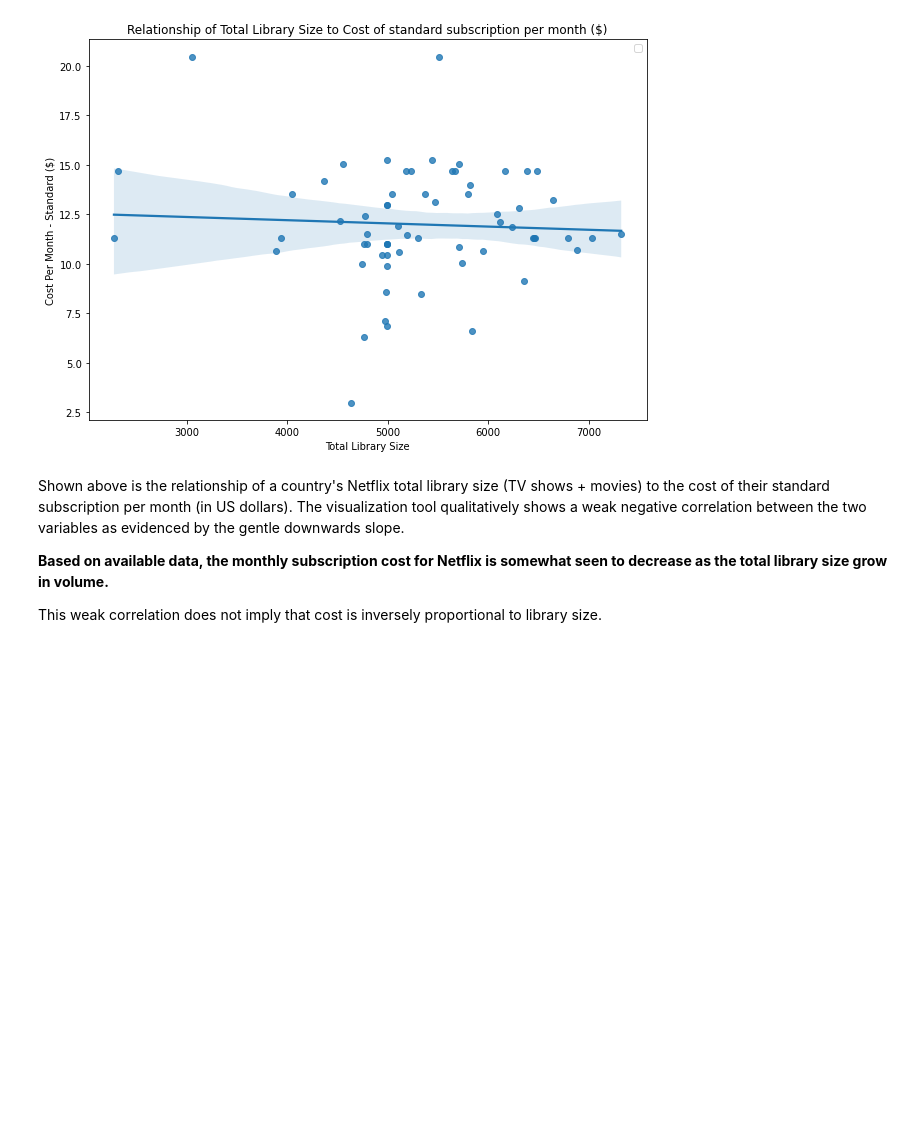
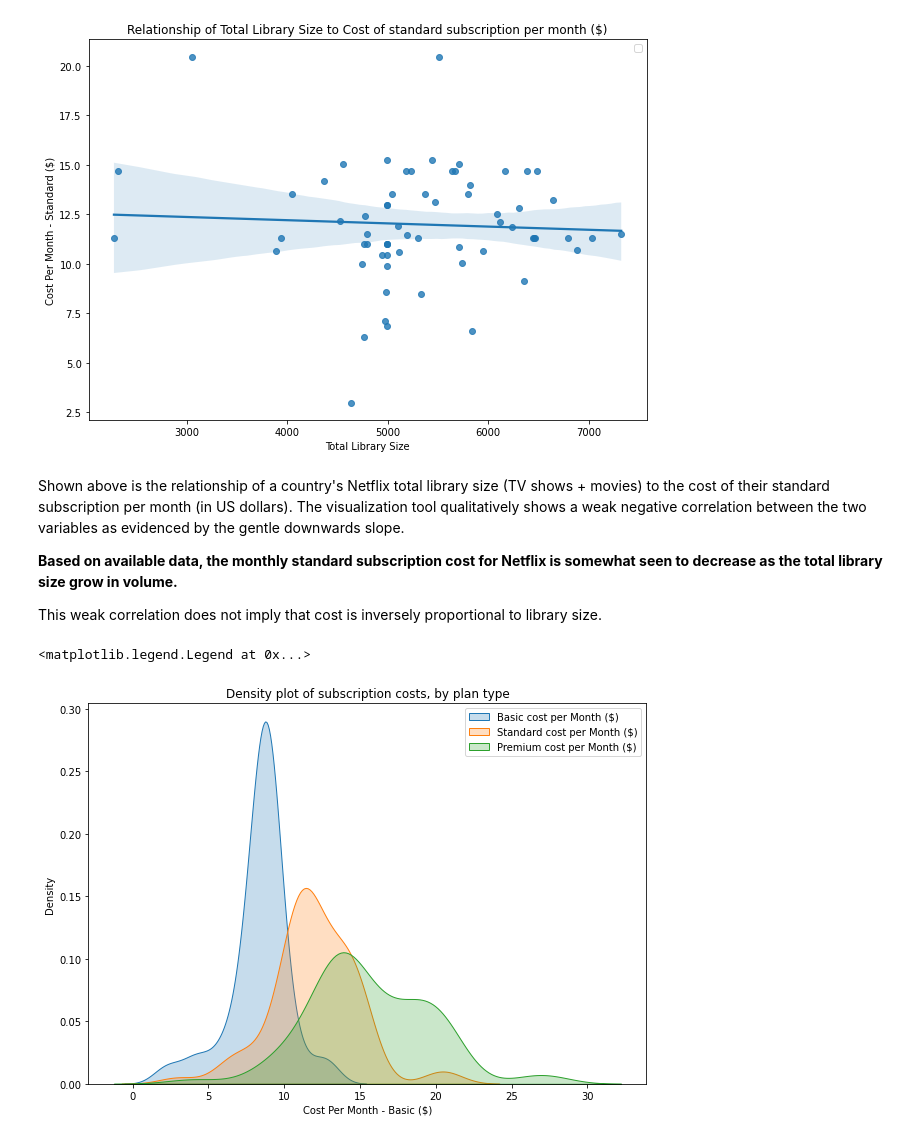
Before and after one commit to almncarlo/netflix-price-visualization, a Jupyter notebook: notebook.ipynb, the cells around one changed output. Cells and saved outputs as stored; diff of their text form; code cells hidden in the pictures; blank space fills up the shorter version.

Commit message:
Added KDE plot

```diff
--- a/notebook.ipynb
+++ b/notebook.ipynb
@@ -42,6 +44,20 @@ sb.regplot(x=nflx_data['Total Library Size'], y=nflx_data['Cost Per Month - Stan
 # %% [markdown]
 Shown above is the relationship of a country's Netflix total library size (TV shows + movies) to the cost of their standard subscription per month (in US dollars). The visualization tool qualitatively shows a weak negative correlation between the two variables as evidenced by the gentle downwards slope.
 
-**Based on available data, the monthly subscription cost for Netflix is somewhat seen to decrease as the total library size grow in volume.**
+**Based on available data, the monthly standard subscription cost for Netflix is somewhat seen to decrease as the total library size grow in volume.**
 
 This weak correlation does not imply that cost is inversely proportional to library size.
+# %%
+# KDE plot
+plt.figure(figsize=(10,7))
+
+sb.kdeplot(data=nflx_data['Cost Per Month - Basic ($)'], label="Basic cost per Month ($)", shade=True)
+sb.kdeplot(data=nflx_data['Cost Per Month - Standard ($)'], label="Standard cost per Month ($)", shade=True)
+sb.kdeplot(data=nflx_data['Cost Per Month - Premium ($)'], label="Premium cost per Month ($)", shade=True)
+
+plt.title("Density plot of subscription costs, by plan type")
+
+plt.legend() # shows legend of each plot
+# %% [output]
+<matplotlib.legend.Legend at 0x...>
+[figure, added]
```
Also changed, not shown: parts of 2 cells of this notebook.
